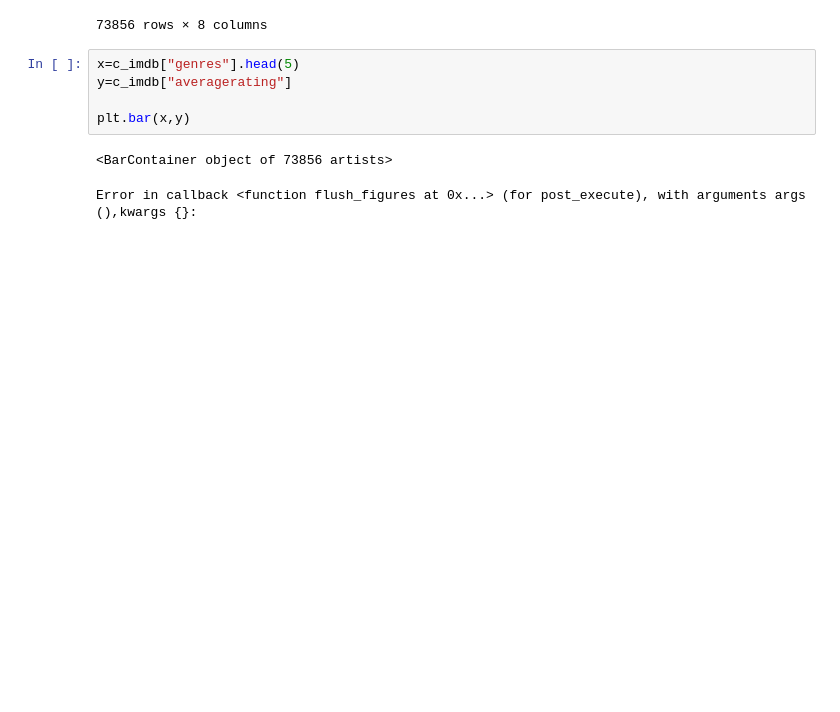
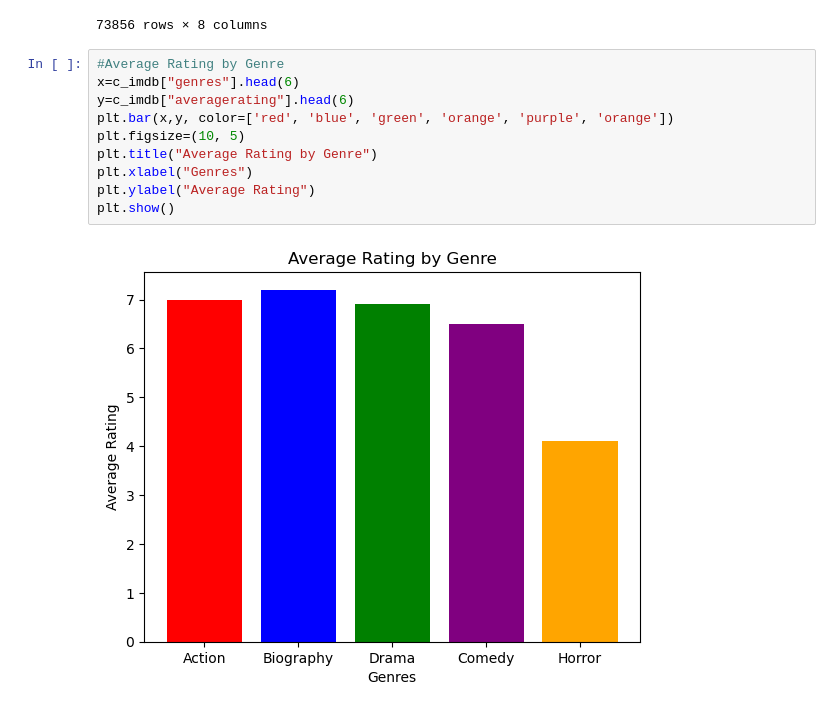
Before and after one commit to kaula12/GroupTwo_PhaseTwo_Project, a Jupyter notebook: student.ipynb, the cells around one changed output. Cells and saved outputs as stored; diff of their text form; blank space fills up the shorter version.

```diff
--- a/student.ipynb
+++ b/student.ipynb
@@ -959,11 +949,15 @@ c_imdb
 | 73854 | tt9914942 | Drama | 95.0 | 2019 | La vida sense la Sara Amat | 5 | 6.6 | ... |
 | 73855 | tt9916160 | Documentary | 72.0 | 2019 | Drømmeland | 11 | 6.5 | ... |
 73856 rows × 8 columns
-# %%
-x=c_imdb["genres"].head(5)
-y=c_imdb["averagerating"]
-
-plt.bar(x,y)
-# %% [output]
-<BarContainer object of 73856 artists>
-Error in callback <function flush_figures at 0x...> (for post_execute), with arguments args (),kwargs {}:
+# %%
+#Average Rating by Genre
+x=c_imdb["genres"].head(6)
+y=c_imdb["averagerating"].head(6)
+plt.bar(x,y, color=['red', 'blue', 'green', 'orange', 'purple', 'orange'])
+plt.figsize=(10, 5)
+plt.title("Average Rating by Genre")
+plt.xlabel("Genres")
+plt.ylabel("Average Rating")
+plt.show()
+# %% [output]
+[figure, added]
```
Also changed, not shown: parts of 13 cells of this notebook.
